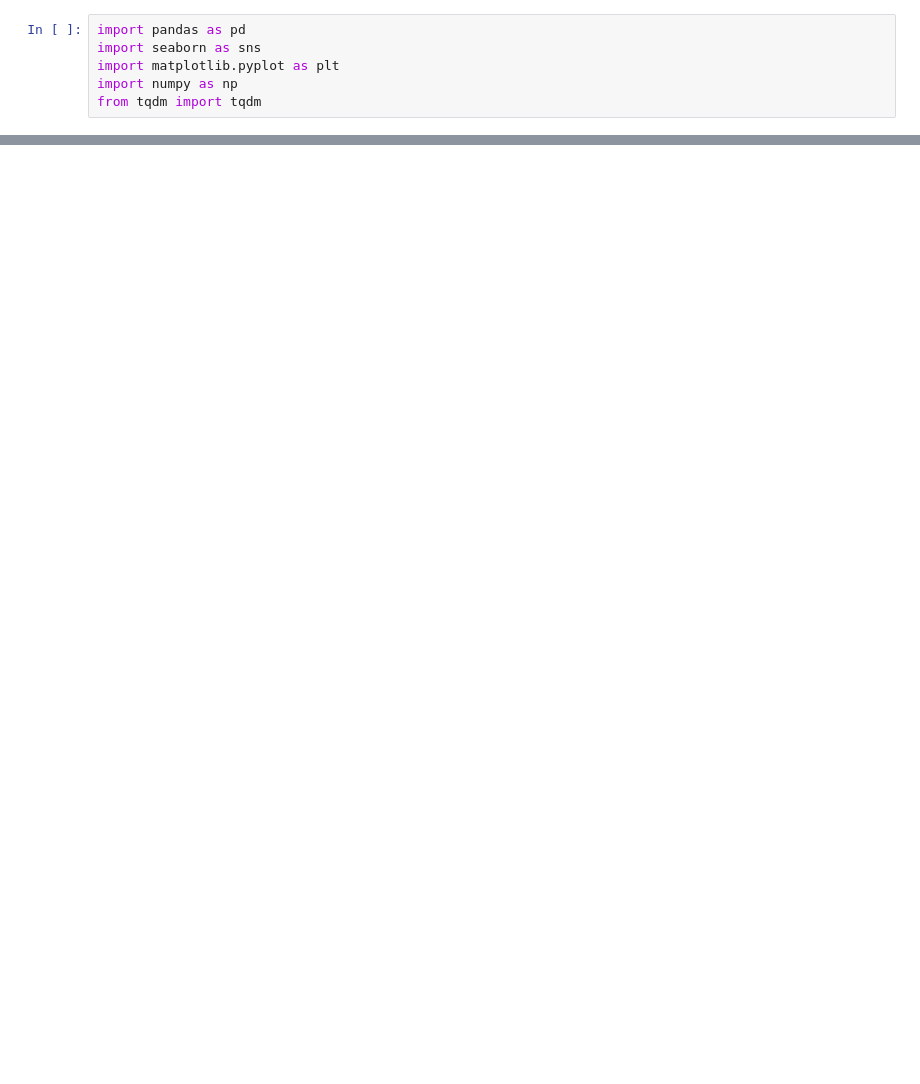
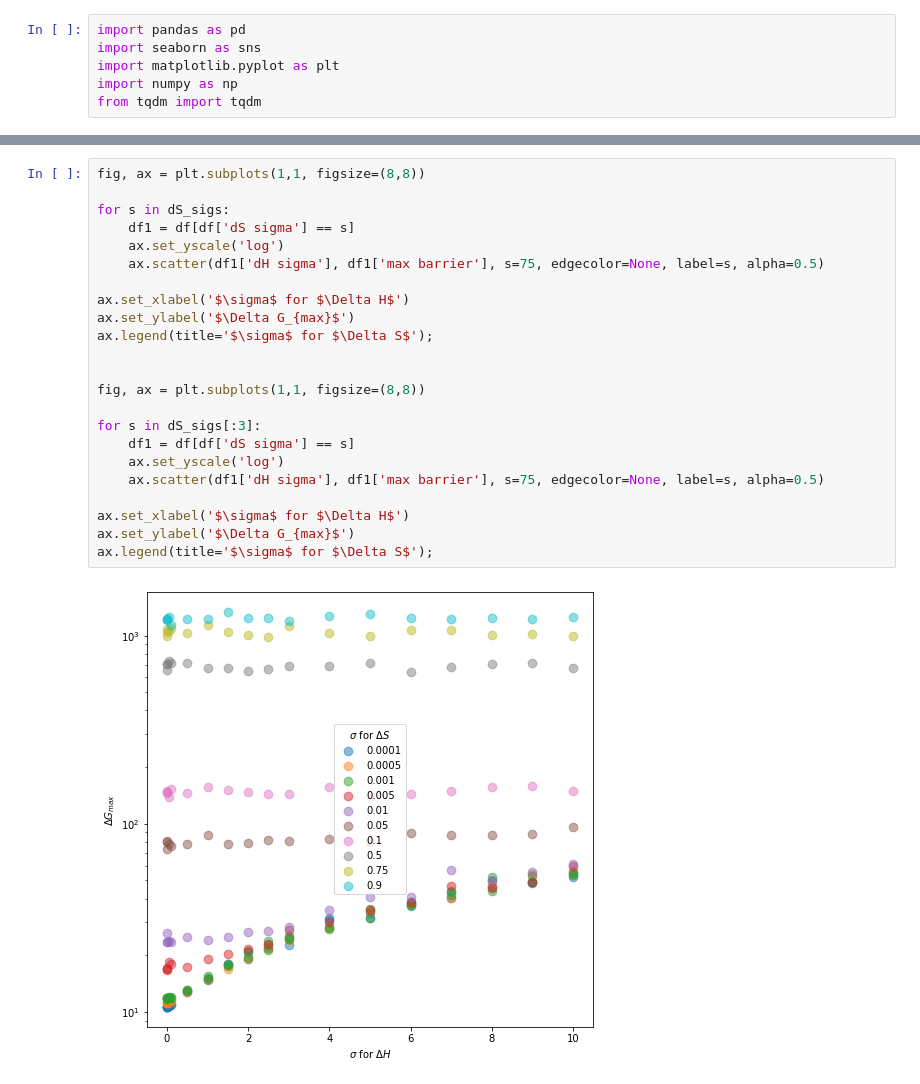
Before and after one commit to schwinns/eyring_model, a Jupyter notebook: barrier_variance.ipynb, the cells around one changed output, grey strips where cells are left out. Cells and saved outputs as stored; diff of their text form; blank space fills up the shorter version.

```diff
--- a/barrier_variance.ipynb
+++ b/barrier_variance.ipynb
@@ -24,0 +66,25 @@ sns.scatterplot(data=df, x='dH sigma', y='dS sigma', ax=ax, size='effective barr
+# %%
+fig, ax = plt.subplots(1,1, figsize=(8,8))
+
+for s in dS_sigs:
+    df1 = df[df['dS sigma'] == s]
+    ax.set_yscale('log')
+    ax.scatter(df1['dH sigma'], df1['max barrier'], s=75, edgecolor=None, label=s, alpha=0.5)
+
+ax.set_xlabel('$\sigma$ for $\Delta H$')
+ax.set_ylabel('$\Delta G_{max}$')
+ax.legend(title='$\sigma$ for $\Delta S$');
+
+
+fig, ax = plt.subplots(1,1, figsize=(8,8))
+
+for s in dS_sigs[:3]:
+    df1 = df[df['dS sigma'] == s]
+    ax.set_yscale('log')
+    ax.scatter(df1['dH sigma'], df1['max barrier'], s=75, edgecolor=None, label=s, alpha=0.5)
+
+ax.set_xlabel('$\sigma$ for $\Delta H$')
+ax.set_ylabel('$\Delta G_{max}$')
+ax.legend(title='$\sigma$ for $\Delta S$');
+# %% [output]
+[figure, added]
```
Also changed, not shown: parts of 9 cells of this notebook, 5 other files.
